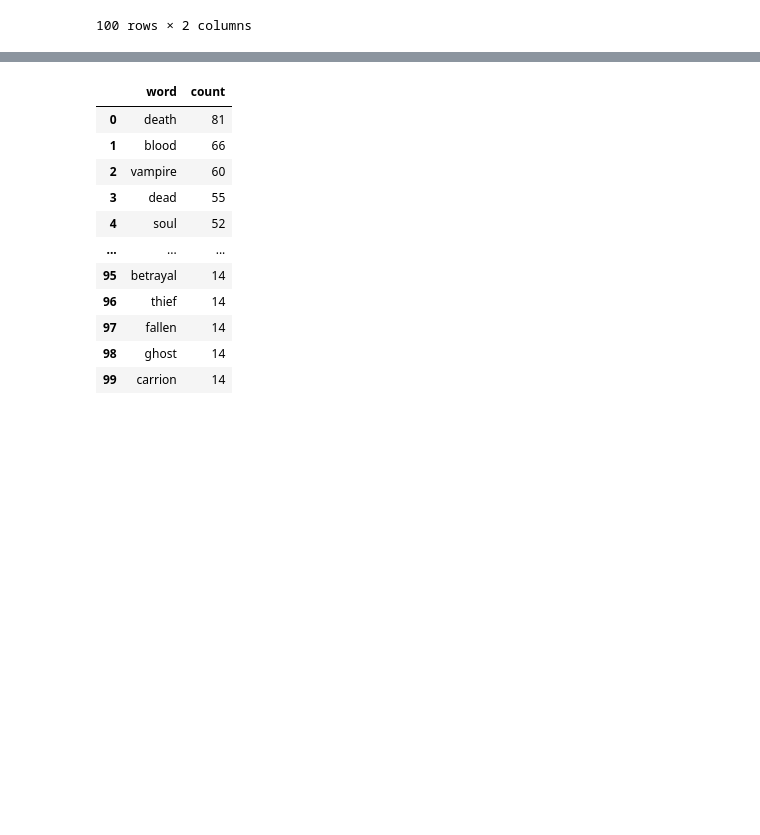
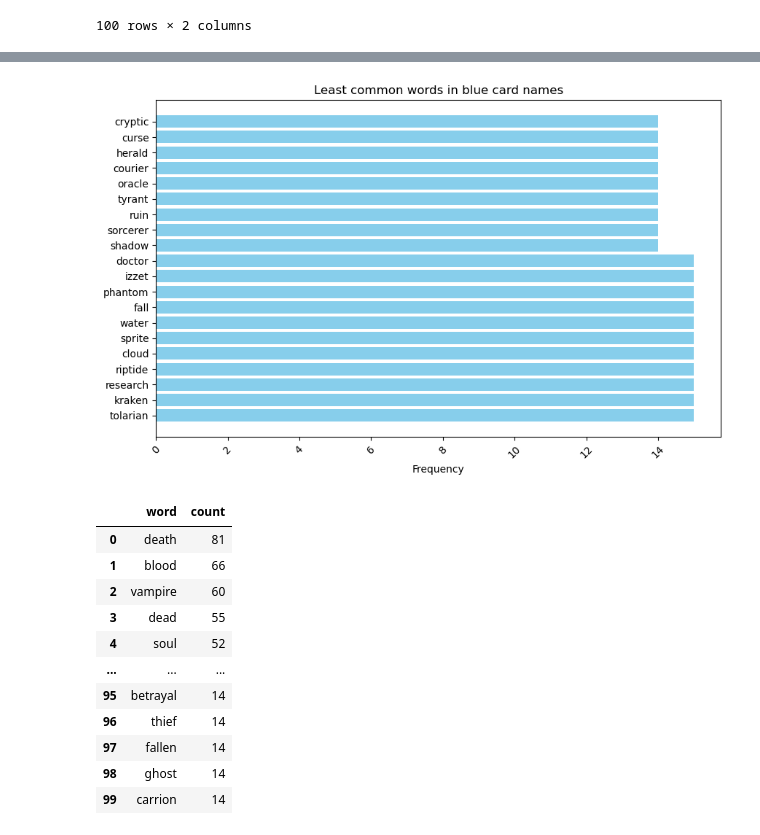
Before and after one commit to cold-quix/mtg-analysis, a Jupyter notebook: main.ipynb, the cells around one changed output, grey strips where cells are left out. Saved outputs shown, nothing was run; the diff lists cells and outputs as text; code cells hidden in the pictures; blank space fills up the shorter version.

```diff
--- a/main.ipynb
+++ b/main.ipynb
@@ -185,3 +219,14 @@ df_count_U
+# %%
+# plot 20 least common words
+plt.figure(figsize=(10, 6))
+plt.barh(df_count_U["word"][79:99], df_count_U["count"][79:99], color="skyblue")
+plt.xlabel("Frequency")
+plt.ylabel("")
+plt.title("Least common words in blue card names")
+plt.xticks(rotation=45)
+plt.show()
+# %% [output]
+[figure, added]
 # %%
 words_B = process_text(dict_corpora_strings["B"])
 df_count_B = word_counter(words_B)
```
Also changed, not shown: parts of 11 cells of this notebook, 10 other files.
